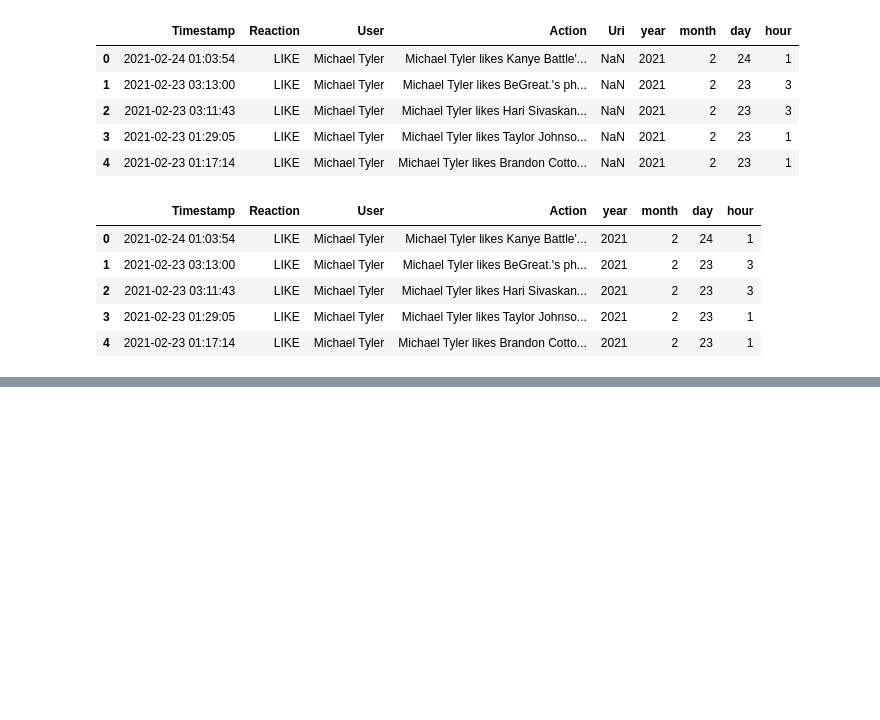
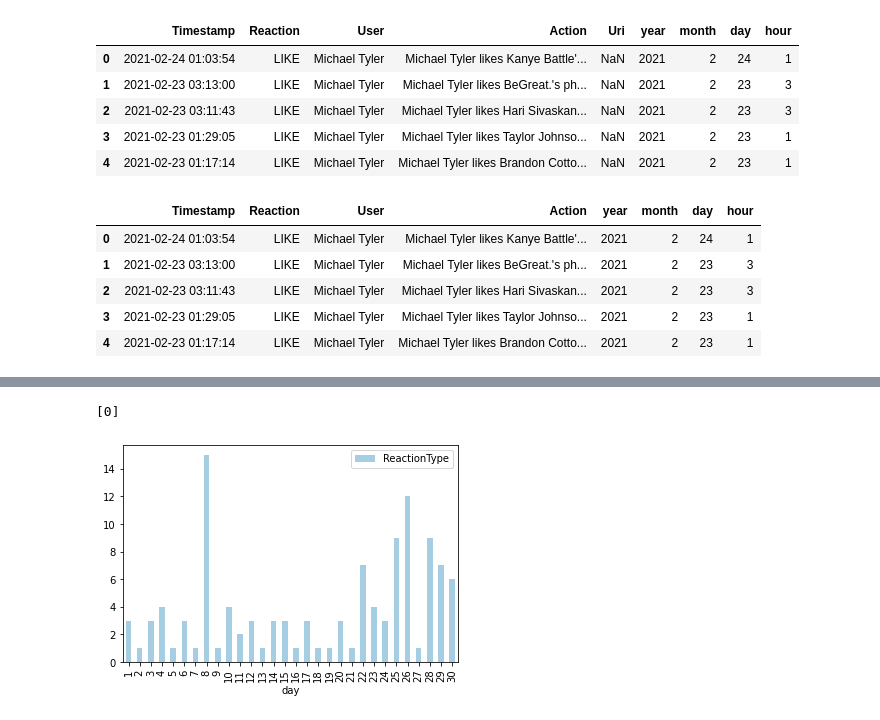
Before and after one commit to KyoldFusion/Facebook-Data, a Jupyter notebook: The Society/Sandbox/Mike/Post_and_comments.ipynb, the cells around one changed output, grey strips where cells are left out. Drawn from its saved outputs; the diff is of its cells as text; code cells hidden in the pictures; blank space fills up the shorter version.

```diff
--- a/The Society/Sandbox/Mike/Post_and_comments.ipynb
+++ b/The Society/Sandbox/Mike/Post_and_comments.ipynb
@@ -95,0 +91,10 @@ months.plot.bar(x='day', y='ReactionType')
+# %%
+#Breakdown each dataplot into years
+pd_2015 = p_pd[p_pd['year'] == 2015]
+pd_2016 = p_pd[p_pd['year'] == 2016]
+pd_2017 = p_pd[p_pd['year'] == 2017]
+pd_2018 = p_pd[p_pd['year'] == 2018]
+pd_2019 = p_pd[p_pd['year'] == 2019]
+pd_2020 = p_pd[p_pd['year'] == 2020]
+pd_2021 = p_pd[p_pd['year'] == 2021]
+pd_2019
@@ -95,0 +115,11 @@ months.plot.bar(x='day', y='ReactionType')
+# %%
+m2019 = pd_2019.groupby(['day', 'Reaction']).count()
+m2019 = m2019.reset_index()
+m2019.head()
+#pd_2019.reset_index()
+#pd_2019.plot.bar(x='day', y='ReactionType')
+m2019.plot.bar(x='day', y='ReactionType', colormap='Paired')
+print(pd_2019['ReactionType'].unique())
+# %% [output]
+[0]
+[figure, added]
```
Also changed, not shown: parts of 9 cells of this notebook, 2 other files.
